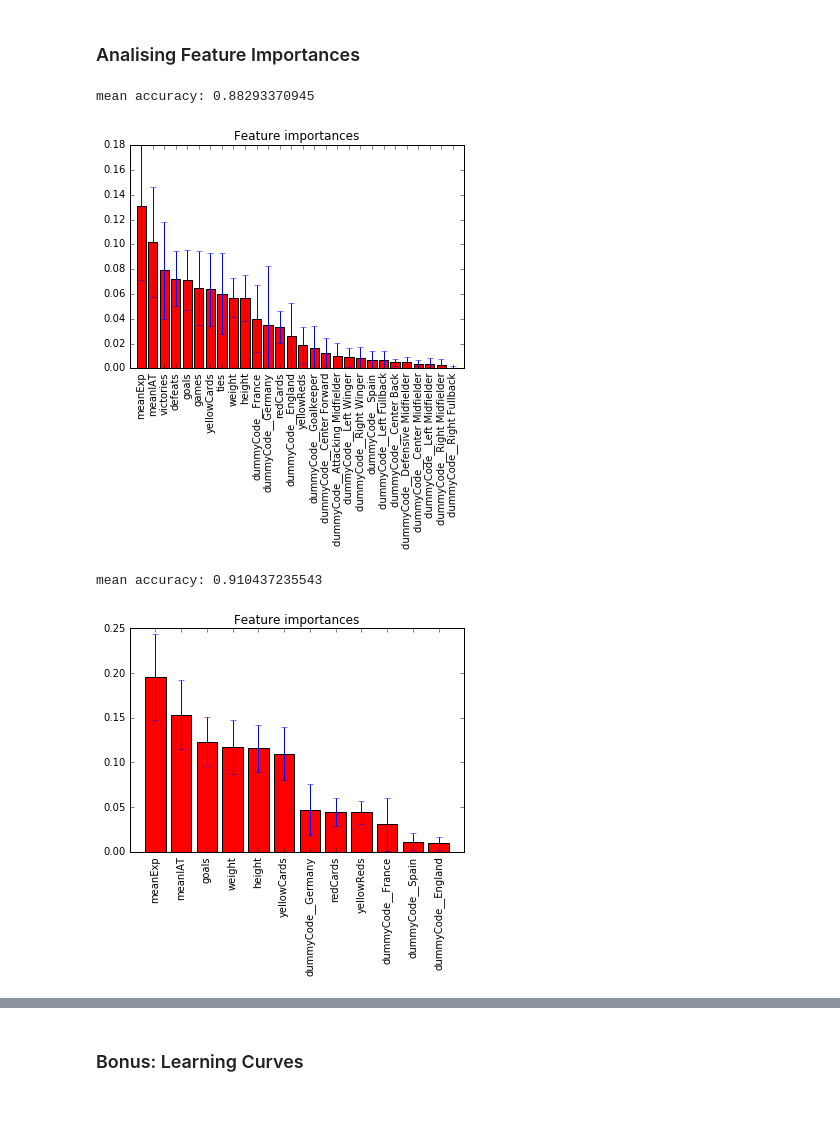
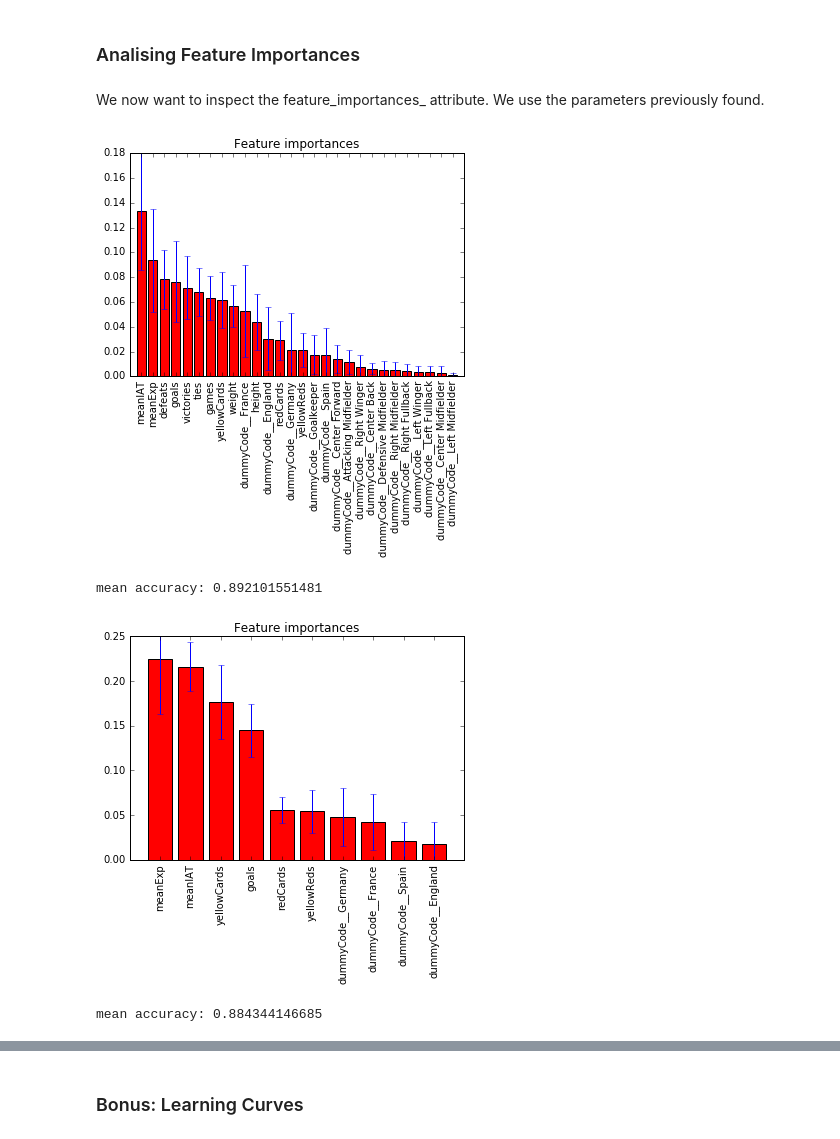
Before and after one commit to Symsystem/adaepflHomework, a Jupyter notebook: 04 - Applied ML/04 - Applied ML.ipynb, the cells around one changed output, grey strips where cells are left out. Cells and saved outputs as stored; diff of their text form; code cells hidden in the pictures; blank space fills up the shorter version.

```diff
--- a/04 - Applied ML/04 - Applied ML.ipynb
+++ b/04 - Applied ML/04 - Applied ML.ipynb
@@ -289,3 +294,5 @@ plt.show()
 Analysing both graphs, we decided that we should take **n_estimators=10** and **max_depth=10** to avoid overfitting.
 # %% [markdown]
 ### Analising Feature Importances
+# %% [markdown]
+We now want to inspect the feature\_importances\_ attribute. We use the parameters previously found.
@@ -292,41 +302,38 @@ Analysing both graphs, we decided that we should take **n_estimators=10** and **
 # %%
+# considering all the features
+X = clean_data.drop(['skin_cat', 'raterMean'], axis=1)
+
 # build a random forest and compute the feature importances
-optimal_n_estimators = 10
-optimal_max_depth = 10
-
 clf = RandomForestClassifier(n_estimators=optimal_n_estimators, criterion='entropy', max_depth=optimal_max_depth)
 clf = clf.fit(X, Y)
 
 importances = clf.feature_importances_
 std = np.std([tree.feature_importances_ for tree in clf.estimators_], axis=0)
 indices = np.argsort(importances)[::-1]
 
-print('mean accuracy:', clf.score(X,Y))
-
 # plot the feature importances of the random forest
 plot_labels = X.columns[indices]
-
 plt.figure()
 plt.title("Feature importances")
 plt.bar(range(X.shape[1]), importances[indices], color="r", yerr=std[indices], align="center")
 plt.xticks(range(X.shape[1]), plot_labels, rotation='vertical')
 plt.xlim([-1, X.shape[1]])
-plt.ylim([0,0.18])
+plt.ylim([0, 0.18])
 plt.show()
+
+print('mean accuracy:', clf.score(X,Y))
 # %% [output]
+[figure, new version]
-mean accuracy: 0.88293370945
+mean accuracy: 0.892101551481
-[figure, old version]
 # %%
-# compute feature importances for a different set of features
-X = clean_data.drop(['skin_cat', 'raterMean', 'ties', 'games', 'defeats', 'victories',
+# considering features more related to racism
+X = clean_data.drop(['skin_cat', 'raterMean', 'height', 'weight', 'defeats', 'games', 'ties', 'victories',
                      'dummyCode__Attacking Midfielder', 'dummyCode__Center Back', 'dummyCode__Center Forward',
-                     'dummyCode__Center Midfielder', 'dummyCode__Defensive Midfielder',
-                     'dummyCode__Goalkeeper', 'dummyCode__Left Fullback',
-                     'dummyCode__Left Midfielder', 'dummyCode__Left Winger',
+                     'dummyCode__Center Midfielder', 'dummyCode__Defensive Midfielder', 'dummyCode__Goalkeeper',
+                     'dummyCode__Left Fullback', 'dummyCode__Left Midfielder', 'dummyCode__Left Winger',
                      'dummyCode__Right Fullback', 'dummyCode__Right Midfielder', 'dummyCode__Right Winger'], axis=1)
 
-Y = np.asarray(clean_data['skin_cat'], dtype="|S6")
-
+# build a random forest and compute the feature importances
 clf = RandomForestClassifier(n_estimators=optimal_n_estimators, criterion='entropy', max_depth=optimal_max_depth)
 clf = clf.fit(X, Y)
 
@@ -334,17 +341,17 @@ importances = clf.feature_importances_
 std = np.std([tree.feature_importances_ for tree in clf.estimators_], axis=0)
 indices = np.argsort(importances)[::-1]
 
-print('mean accuracy:', clf.score(X,Y))
-
 # plot the feature importances of the random forest
 plot_labels = X.columns[indices]
-
 plt.figure()
 plt.title("Feature importances")
 plt.bar(range(X.shape[1]), importances[indices], color="r", yerr=std[indices], align="center")
 plt.xticks(range(X.shape[1]), plot_labels, rotation='vertical')
 plt.xlim([-1, X.shape[1]])
+plt.ylim([0, 0.25])
 plt.show()
+
+print('mean accuracy:', clf.score(X,Y))
 # %% [output]
+[figure, new version]
-mean accuracy: 0.910437235543
+mean accuracy: 0.884344146685
-[figure, old version]
```
Also changed, not shown: parts of 22 cells of this notebook.
